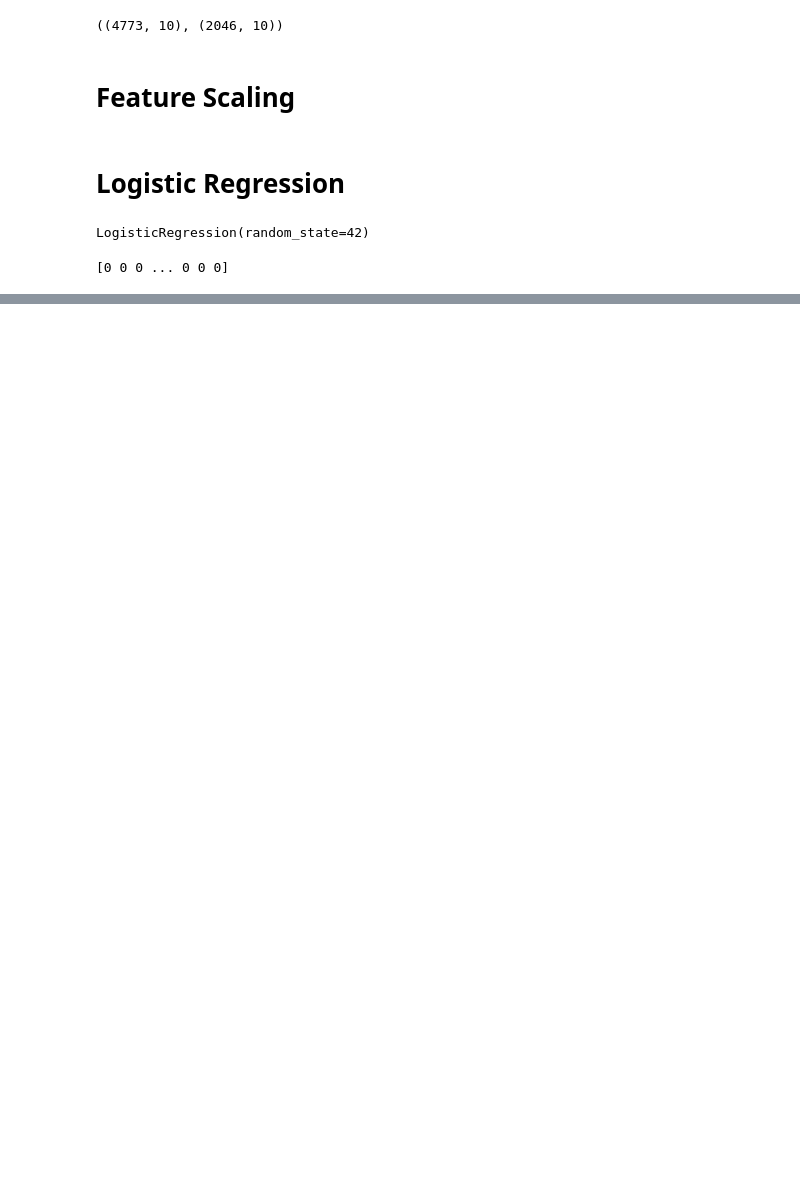
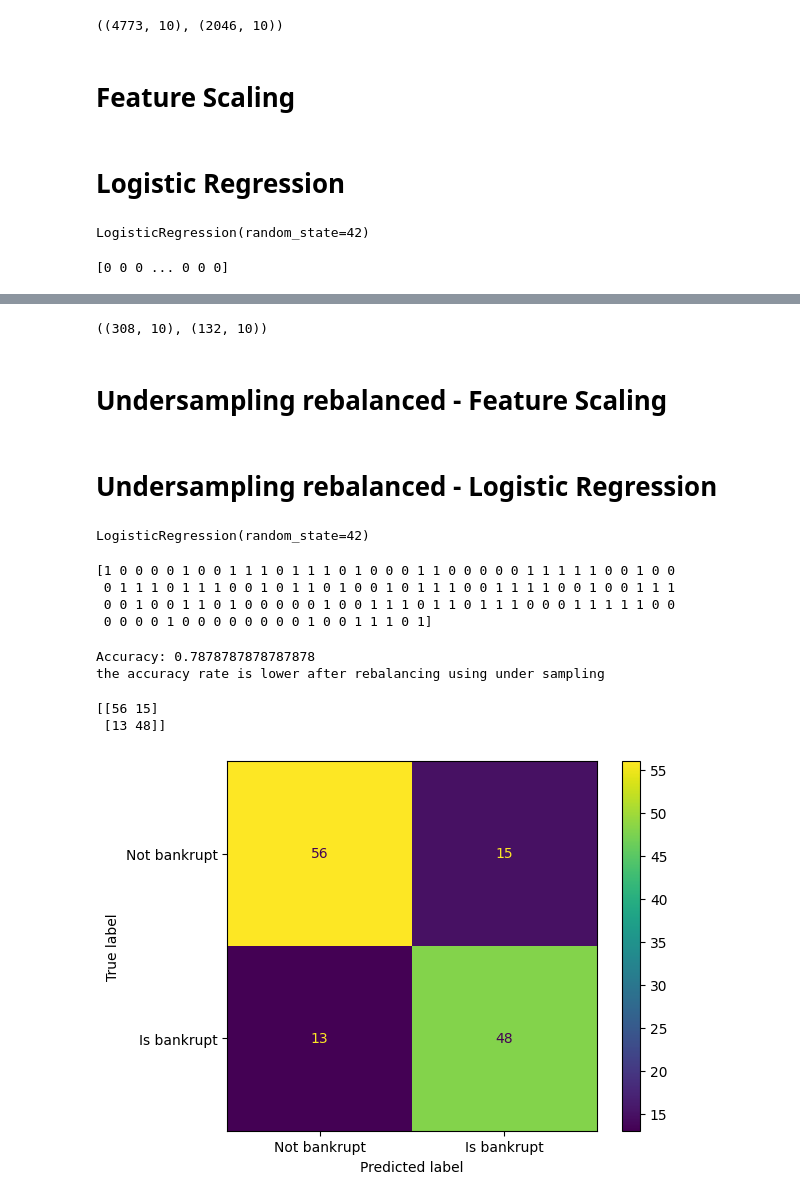
Before and after one commit to gg41825/ml-group-project, a Jupyter notebook: bankruptcy.ipynb, the cells around one changed output, grey strips where cells are left out. Drawn from its saved outputs; the diff is of its cells as text; code cells hidden in the pictures; blank space fills up the shorter version.

```diff
--- a/bankruptcy.ipynb
+++ b/bankruptcy.ipynb
@@ -219,0 +301,46 @@ plt.legend()
+# %%
+# remove the rest of the features:
+X_train = k_best.transform(X_train)
+X_test = k_best.transform(X_test)
+X_train.shape,X_test.shape
+# %% [output]
+((308, 10), (132, 10))
+# %% [markdown]
+# Undersampling rebalanced - Feature Scaling
+# %%
+sc = StandardScaler()
+X_train = sc.fit_transform(X_train)
+X_test = sc.transform(X_test)
+# %% [markdown]
+# Undersampling rebalanced - Logistic Regression
+# %%
+lgclassifier = LogisticRegression(random_state = 42)
+lgclassifier.fit(X_train, y_train)
+# %% [output]
+LogisticRegression(random_state=42)
+# %%
+y_pred = lgclassifier.predict(X_test)
+print(y_pred)
+# %% [output]
+[1 0 0 0 0 1 0 0 1 1 1 0 1 1 1 0 1 0 0 0 1 1 0 0 0 0 0 1 1 1 1 1 0 0 1 0 0
+ 0 1 1 1 0 1 1 1 0 0 1 0 1 1 0 1 0 0 1 0 1 1 1 0 0 1 1 1 1 0 0 1 0 0 1 1 1
+ 0 0 1 0 0 1 1 0 1 0 0 0 0 0 1 0 0 1 1 1 0 1 1 0 1 1 1 0 0 0 1 1 1 1 1 0 0
+ 0 0 0 0 1 0 0 0 0 0 0 0 0 1 0 0 1 1 1 0 1]
+# %%
+acc = accuracy_score(y_test, y_pred)
+print(f"Accuracy: {acc}", "\nthe accuracy rate is lower after rebalancing using under sampling")
+# %% [output]
+Accuracy: 0.7878787878787878
+the accuracy rate is lower after rebalancing using under sampling
+# %%
+c_matrix = confusion_matrix(y_test,y_pred)
+#print confusion matrix
+print(c_matrix)
+
+disp = ConfusionMatrixDisplay(confusion_matrix=c_matrix,display_labels=["Not bankrupt", "Is bankrupt"])
+disp.plot()
+plt.show()
+# %% [output]
+[[56 15]
+ [13 48]]
+[figure, added]
```
Also changed, not shown: parts of 27 cells of this notebook.
